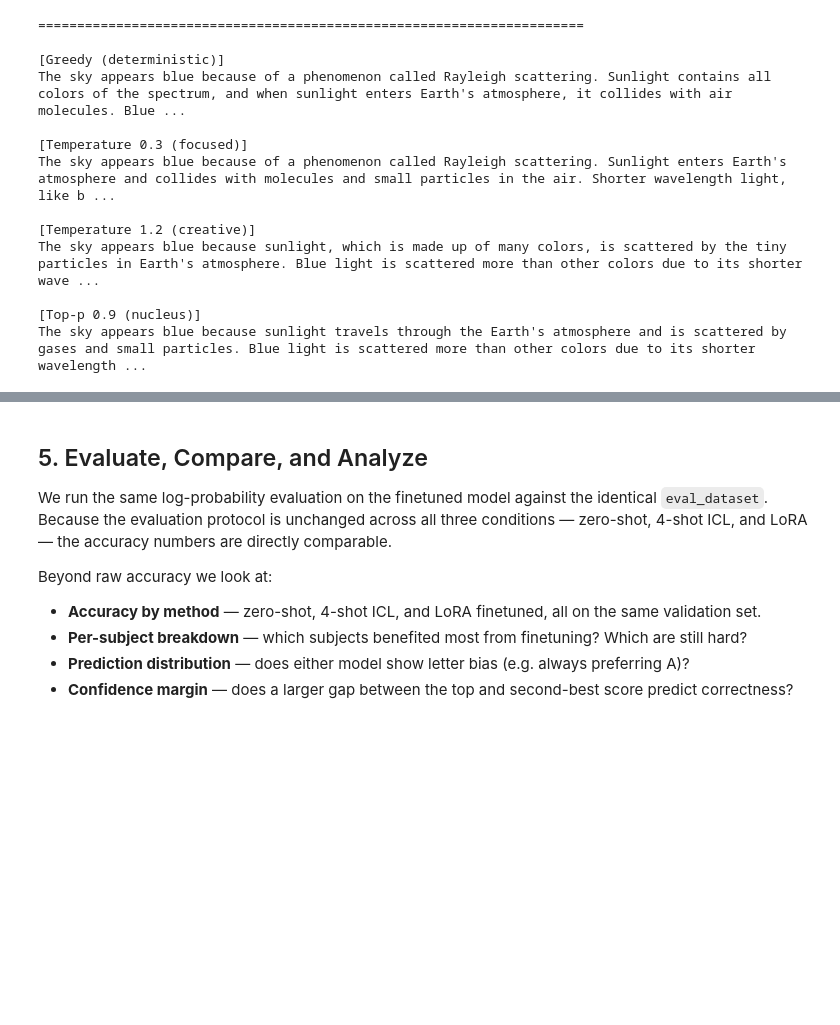
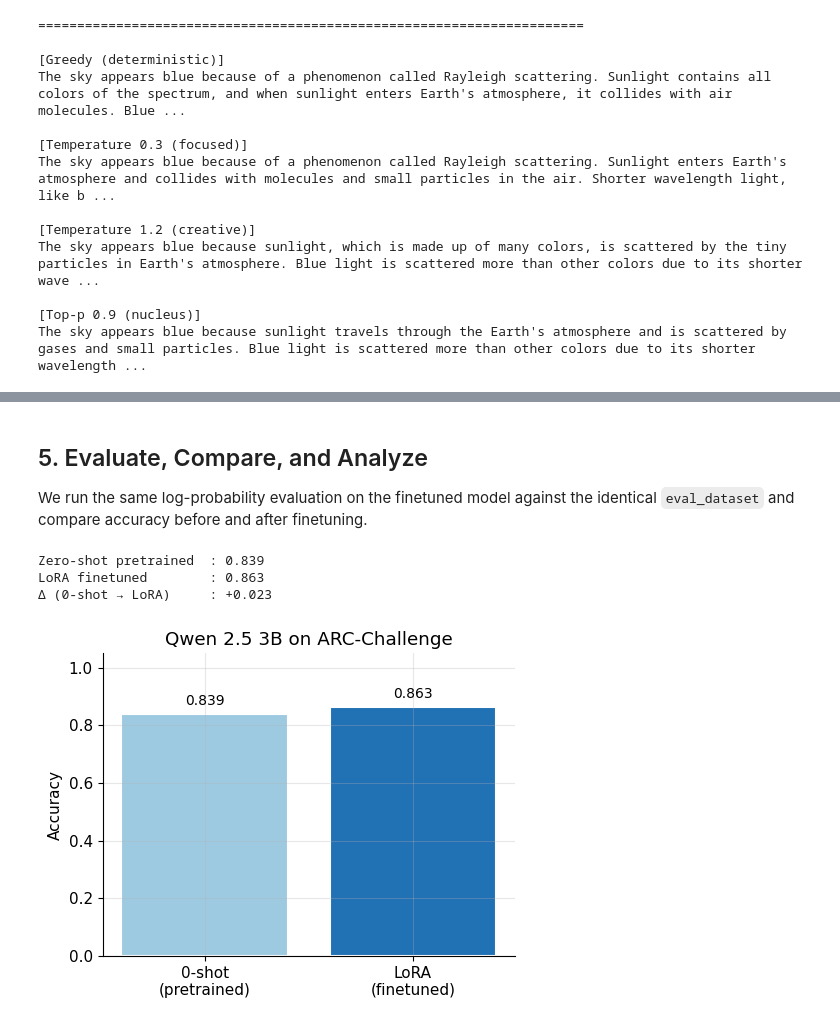
Before and after one commit to arshandalili/hands_on_dl, a Jupyter notebook: llms.ipynb, the cells around one changed output, grey strips where cells are left out. Cells and saved outputs as stored; diff of their text form; code cells hidden in the pictures; blank space fills up the shorter version.

```diff
--- a/llms.ipynb
+++ b/llms.ipynb
@@ -623,13 +579,6 @@ if log_history:
 # %% [markdown]
 ## 5. Evaluate, Compare, and Analyze
 
-We run the same log-probability evaluation on the finetuned model against the identical `eval_dataset`. Because the evaluation protocol is unchanged across all three conditions — zero-shot, 4-shot ICL, and LoRA — the accuracy numbers are directly comparable.
-
-Beyond raw accuracy we look at:
-
-- **Accuracy by method** — zero-shot, 4-shot ICL, and LoRA finetuned, all on the same validation set.
-- **Per-subject breakdown** — which subjects benefited most from finetuning? Which are still hard?
-- **Prediction distribution** — does either model show letter bias (e.g. always preferring A)?
-- **Confidence margin** — does a larger gap between the top and second-best score predict correctness?
+We run the same log-probability evaluation on the finetuned model against the identical `eval_dataset` and compare accuracy before and after finetuning.
 # %%
 finetuned_accuracy, finetuned_rows = evaluate_model(finetuned_model, eval_dataset)
@@ -719 +585,26 @@ plt.show()
+# %%
+print(f'Zero-shot pretrained  : {baseline_accuracy:.3f}')
+print(f'LoRA finetuned        : {finetuned_accuracy:.3f}')
+print(f'Δ (0-shot → LoRA)     : {finetuned_accuracy - baseline_accuracy:+.3f}')
+
+fig, ax = plt.subplots(figsize=(5, 4))
+
+method_labels = ['0-shot\n(pretrained)', 'LoRA\n(finetuned)']
+method_accs   = [baseline_accuracy, finetuned_accuracy]
+colors        = ['#9ecae1', '#2171b5']
+bars = ax.bar(method_labels, method_accs, color=colors, edgecolor='white', linewidth=1.5)
+ax.set_ylim(0.0, 1.05)
+ax.set_ylabel('Accuracy')
+ax.set_title('Qwen 2.5 3B on ARC-Challenge')
+for bar, v in zip(bars, method_accs):
+    ax.text(bar.get_x() + bar.get_width() / 2, v + 0.02, f'{v:.3f}',
+            ha='center', va='bottom', fontsize=10)
+
+plt.tight_layout()
+plt.show()
+# %% [output]
+Zero-shot pretrained  : 0.839
+LoRA finetuned        : 0.863
+Δ (0-shot → LoRA)     : +0.023
+[figure, added]
 # %%
```
Also changed, not shown: parts of 20 cells of this notebook.
